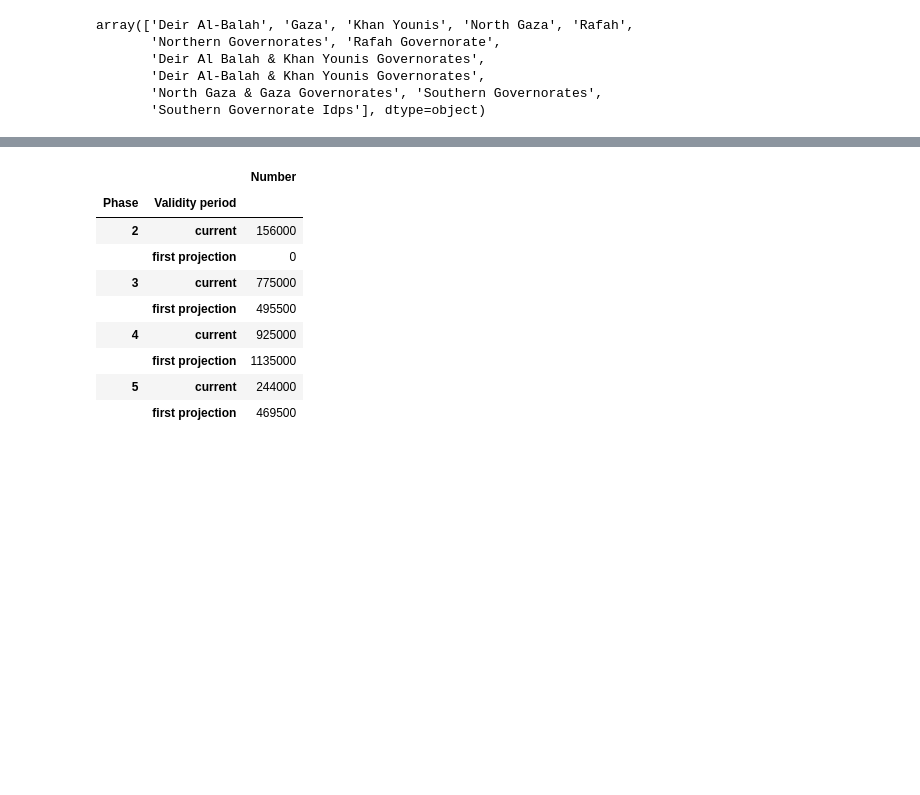
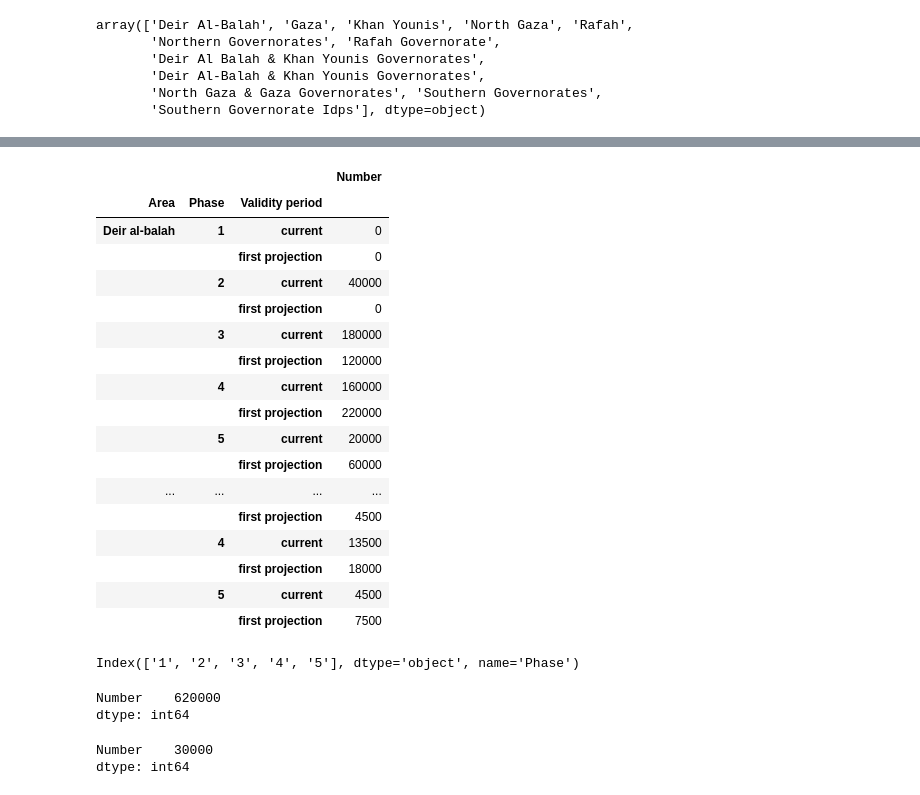
Before and after one commit to MarwanMohammed2500/The-Palestinian-Cause-What-70-Years-of-occupation-can-do-to-a-land-and-its-people, a Jupyter notebook: Chapter 3/Chapter_3.ipynb, the cells around one changed output, grey strips where cells are left out. Cells and saved outputs as stored; diff of their text form; code cells hidden in the pictures; blank space fills up the shorter version.

```diff
--- a/Chapter 3/Chapter_3.ipynb
+++ b/Chapter 3/Chapter_3.ipynb
@@ -196,0 +225,12 @@ plt.show()
+# %%
+IPC_Area_Latest = ipc_area_latest[~ipc_area_latest["Phase"].isin(["all", "3+"])][["Number", "Area", "Phase", "Validity period"]].groupby(["Area", "Phase", "Validity period"]).sum()
+
+IPC_North_Gaza_Latest_current = IPC_Area_Latest.xs(("current", "North gaza"), level=["Validity period", "Area"])
+
+IPC_Gaza_Latest_current = IPC_Area_Latest.xs(("current", "Gaza"), level=["Validity period", "Area"])
+
+IPC_Deir_al_balah_Latest_current = IPC_Area_Latest.xs(("current", "Deir al-balah"), level=["Validity period", "Area"])
+
+IPC_Khan_younis_Latest_current = IPC_Area_Latest.xs(("current", "Khan younis"), level=["Validity period", "Area"])
+
+IPC_Rafah_Latest_current = IPC_Area_Latest.xs(("current", "Rafah"), level=["Validity period", "Area"])
@@ -197,13 +277,35 @@ plt.show()
 # %%
-IPC_Phase_Latest
+IPC_Area_Latest
 # %% [output]
-|  |  | Number |
-| Phase | Validity period |  |
-| 2 | current | 156000 |
-|  | first projection | 0 |
-| 3 | current | 775000 |
-|  | first projection | 495500 |
-| 4 | current | 925000 |
-|  | first projection | 1135000 |
-| 5 | current | 244000 |
-|  | first projection | 469500 |
+|  |  |  | Number |
+| Area | Phase | Validity period |  |
+| Deir al-balah | 1 | current | 0 |
+|  |  | first projection | 0 |
+|  | 2 | current | 40000 |
+|  |  | first projection | 0 |
+|  | 3 | current | 180000 |
+|  |  | first projection | 120000 |
+|  | 4 | current | 160000 |
+|  |  | first projection | 220000 |
+|  | 5 | current | 20000 |
+|  |  | first projection | 60000 |
+| ... | ... | ... | ... |
+|  |  | first projection | 4500 |
+|  | 4 | current | 13500 |
+|  |  | first projection | 18000 |
+|  | 5 | current | 4500 |
+|  |  | first projection | 7500 |
+# %%
+IPC_Area_Latest.index.get_level_values("Phase").unique()
+# %% [output]
+Index(['1', '2', '3', '4', '5'], dtype='object', name='Phase')
+# %%
+IPC_Khan_younis_Latest_current.sum()
+# %% [output]
+Number    620000
+dtype: int64
+# %%
+IPC_Rafah_Latest_current.sum()
+# %% [output]
+Number    30000
+dtype: int64
```
Also changed, not shown: parts of 6 cells of this notebook.
